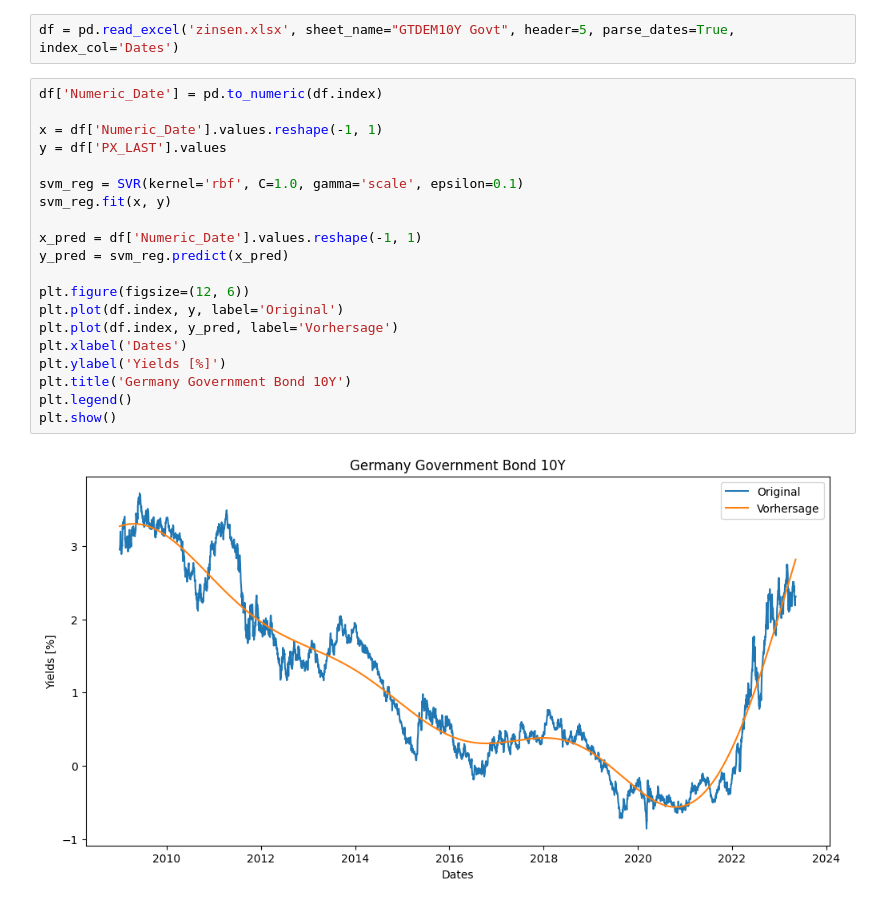
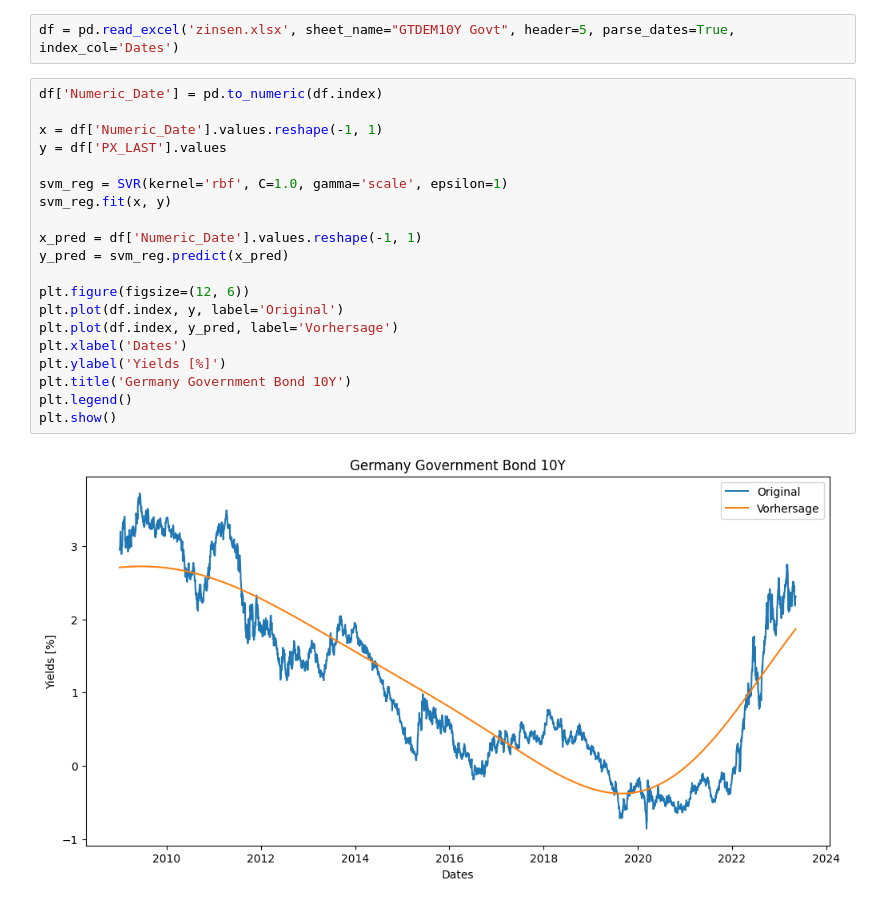
Before and after one commit to simonsymhoven/pattern-matching-machine-learning, a Jupyter notebook: blatt-4/aufgabe-3-2.ipynb, the cells around one changed output. Saved outputs shown, nothing was run; the diff lists cells and outputs as text.

```diff
--- a/blatt-4/aufgabe-3-2.ipynb
+++ b/blatt-4/aufgabe-3-2.ipynb
@@ -10,22 +10,22 @@ df = pd.read_excel('zinsen.xlsx', sheet_name="GTDEM10Y Govt", header=5, parse_da
 # %%
 df['Numeric_Date'] = pd.to_numeric(df.index)
 
 x = df['Numeric_Date'].values.reshape(-1, 1)
 y = df['PX_LAST'].values
 
-svm_reg = SVR(kernel='rbf', C=1.0, gamma='scale', epsilon=0.1)
+svm_reg = SVR(kernel='rbf', C=1.0, gamma='scale', epsilon=1)
 svm_reg.fit(x, y)
 
 x_pred = df['Numeric_Date'].values.reshape(-1, 1)
 y_pred = svm_reg.predict(x_pred)
 
 plt.figure(figsize=(12, 6))
 plt.plot(df.index, y, label='Original')
 plt.plot(df.index, y_pred, label='Vorhersage')
 plt.xlabel('Dates')
 plt.ylabel('Yields [%]')
 plt.title('Germany Government Bond 10Y')
 plt.legend()
 plt.show()
 # %% [output]
-[figure, old version]
+[figure, new version]
```
Also changed, not shown: 4 other files.
